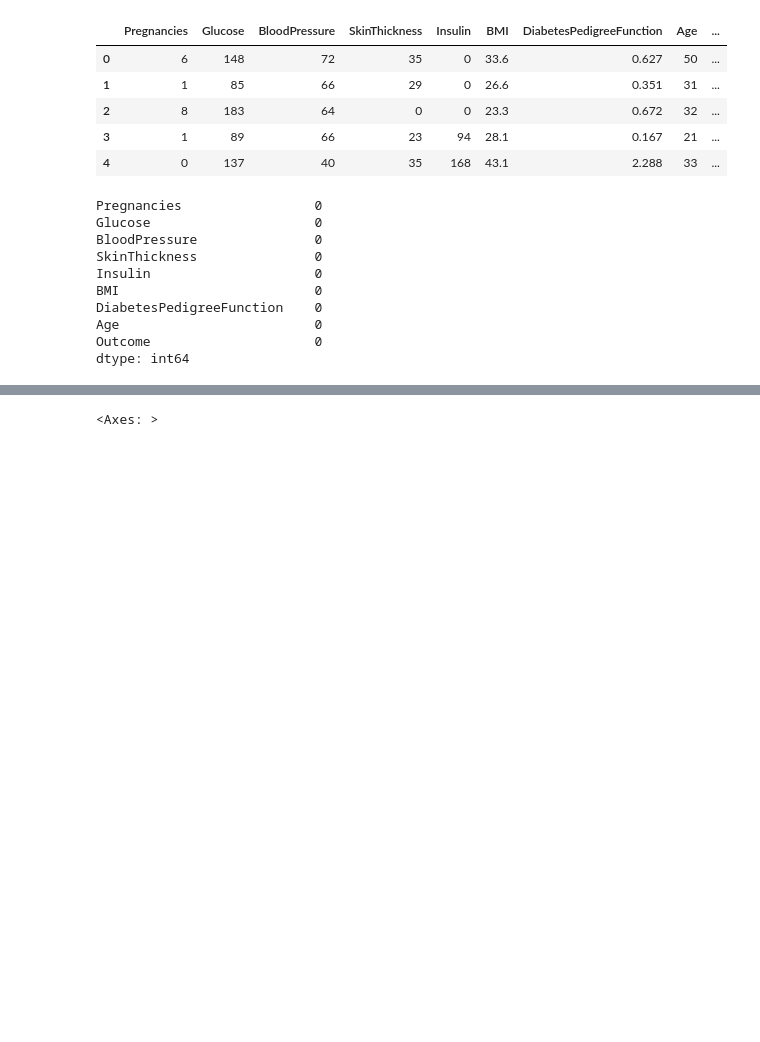
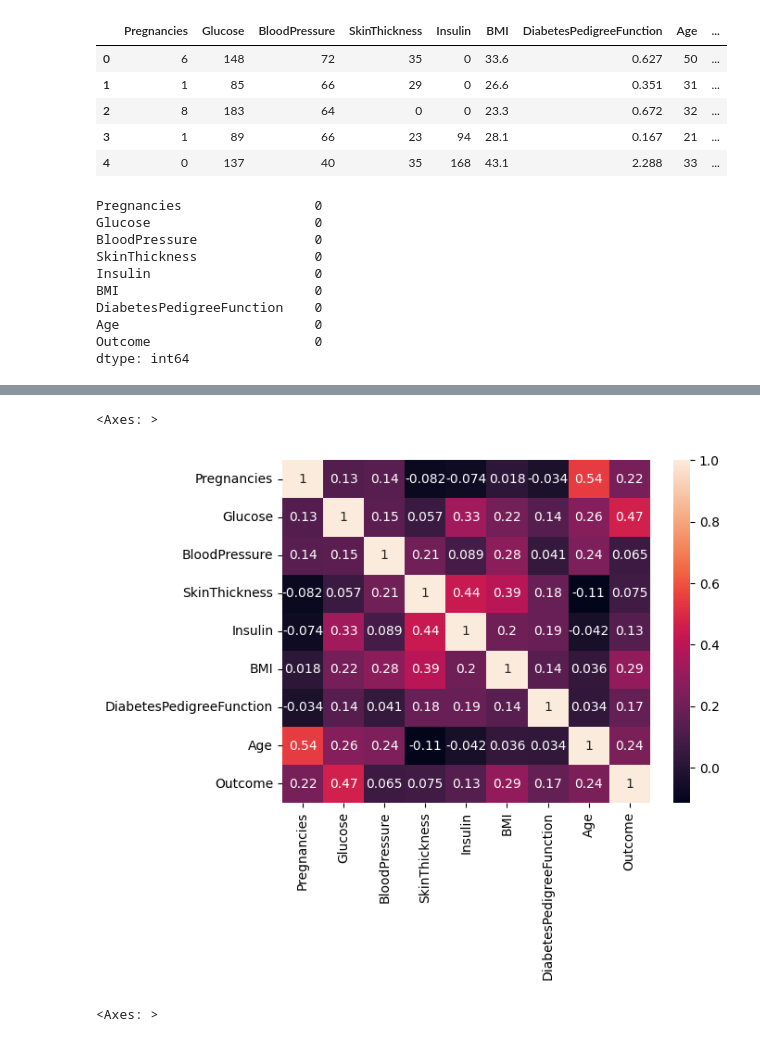
Before and after one commit to Yash428/ml, a Jupyter notebook: pr6/Practical 6.ipynb, the cells around one changed output, grey strips where cells are left out. Drawn from its saved outputs; the diff is of its cells as text; code cells hidden in the pictures; blank space fills up the shorter version.

```diff
--- a/pr6/Practical 6.ipynb
+++ b/pr6/Practical 6.ipynb
@@ -37,3 +42,8 @@ dtype: int64
+# %%
+sns.heatmap(df.corr(),annot=True)
+# %% [output]
+<Axes: >
+[figure, added]
 # %%
 plt.figure(figsize=(15,5))
 sns.boxplot(df)
```
Also changed, not shown: parts of 1 cell of this notebook, 4 other files.
